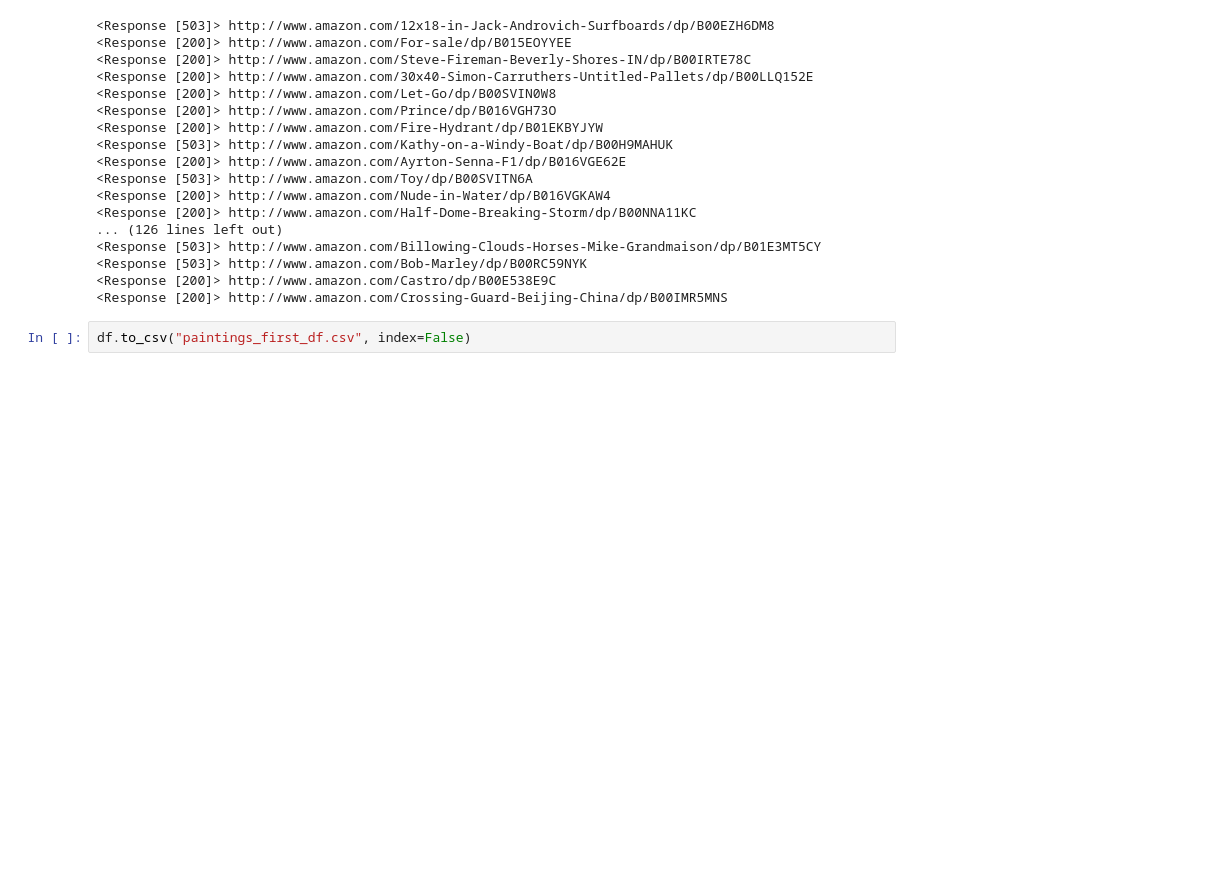
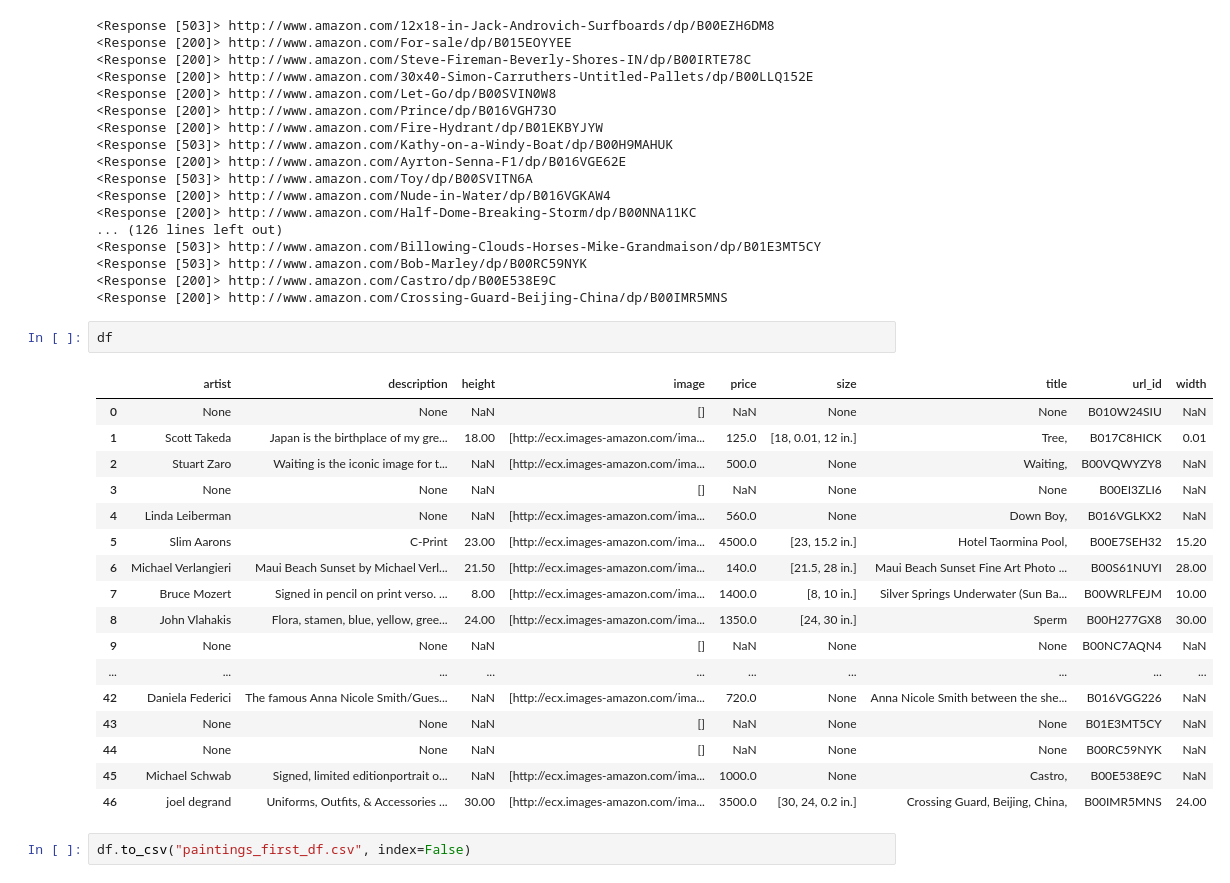
Before and after one commit to vandonova/sfdat22_work, a Jupyter notebook: amazonart_scraping.ipynb, the cells around one changed output. Drawn from its saved outputs; the diff is of its cells as text; blank space fills up the shorter version.

```diff
--- a/amazonart_scraping.ipynb
+++ b/amazonart_scraping.ipynb
@@ -108,5 +108,25 @@ df = pd.DataFrame(paintings)
 <Response [503]> http://www.amazon.com/Bob-Marley/dp/B00RC59NYK
 <Response [200]> http://www.amazon.com/Castro/dp/B00E538E9C
 <Response [200]> http://www.amazon.com/Crossing-Guard-Beijing-China/dp/B00IMR5MNS
+# %%
+df
+# %% [output]
+|  | artist | description | height | image | price | size | title | url_id | width |
+| 0 | None | None | NaN | [] | NaN | None | None | B010W24SIU | NaN |
+| 1 | Scott Takeda | Japan is the birthplace of my gre... | 18.00 | [http://ecx.images-amazon.com/ima... | 125.0 | [18, 0.01, 12 in.] | Tree, | B017C8HICK | 0.01 |
+| 2 | Stuart Zaro | Waiting is the iconic image for t... | NaN | [http://ecx.images-amazon.com/ima... | 500.0 | None | Waiting, | B00VQWYZY8 | NaN |
+| 3 | None | None | NaN | [] | NaN | None | None | B00EI3ZLI6 | NaN |
+| 4 | Linda Leiberman | None | NaN | [http://ecx.images-amazon.com/ima... | 560.0 | None | Down Boy, | B016VGLKX2 | NaN |
+| 5 | Slim Aarons | C-Print | 23.00 | [http://ecx.images-amazon.com/ima... | 4500.0 | [23, 15.2 in.] | Hotel Taormina Pool, | B00E7SEH32 | 15.20 |
+| 6 | Michael Verlangieri | Maui Beach Sunset by Michael Verl... | 21.50 | [http://ecx.images-amazon.com/ima... | 140.0 | [21.5, 28 in.] | Maui Beach Sunset Fine Art Photo ... | B00S61NUYI | 28.00 |
+| 7 | Bruce Mozert | Signed in pencil on print verso. ... | 8.00 | [http://ecx.images-amazon.com/ima... | 1400.0 | [8, 10 in.] | Silver Springs Underwater (Sun Ba... | B00WRLFEJM | 10.00 |
+| 8 | John Vlahakis | Flora, stamen, blue, yellow, gree... | 24.00 | [http://ecx.images-amazon.com/ima... | 1350.0 | [24, 30 in.] | Sperm | B00H277GX8 | 30.00 |
+| 9 | None | None | NaN | [] | NaN | None | None | B00NC7AQN4 | NaN |
+| ... | ... | ... | ... | ... | ... | ... | ... | ... | ... |
+| 42 | Daniela Federici | The famous Anna Nicole Smith/Gues... | NaN | [http://ecx.images-amazon.com/ima... | 720.0 | None | Anna Nicole Smith between the she... | B016VGG226 | NaN |
+| 43 | None | None | NaN | [] | NaN | None | None | B01E3MT5CY | NaN |
+| 44 | None | None | NaN | [] | NaN | None | None | B00RC59NYK | NaN |
+| 45 | Michael Schwab | Signed, limited editionportrait o... | NaN | [http://ecx.images-amazon.com/ima... | 1000.0 | None | Castro, | B00E538E9C | NaN |
+| 46 | joel degrand | Uniforms, Outfits, & Accessories ... | 30.00 | [http://ecx.images-amazon.com/ima... | 3500.0 | [30, 24, 0.2 in.] | Crossing Guard, Beijing, China, | B00IMR5MNS | 24.00 |
 # %%
 df.to_csv("paintings_first_df.csv", index=False)
```
Also changed, not shown: 1 other file.
